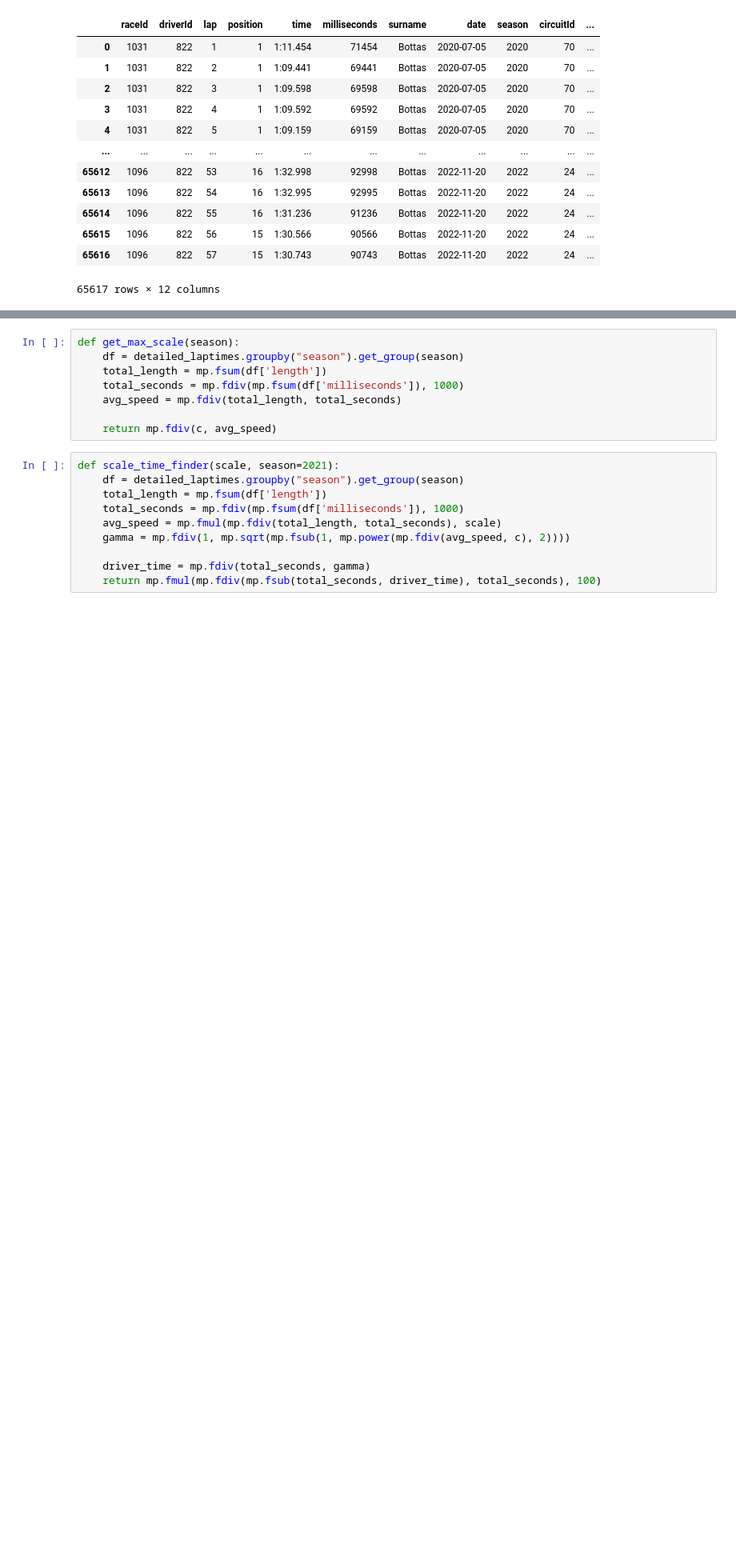
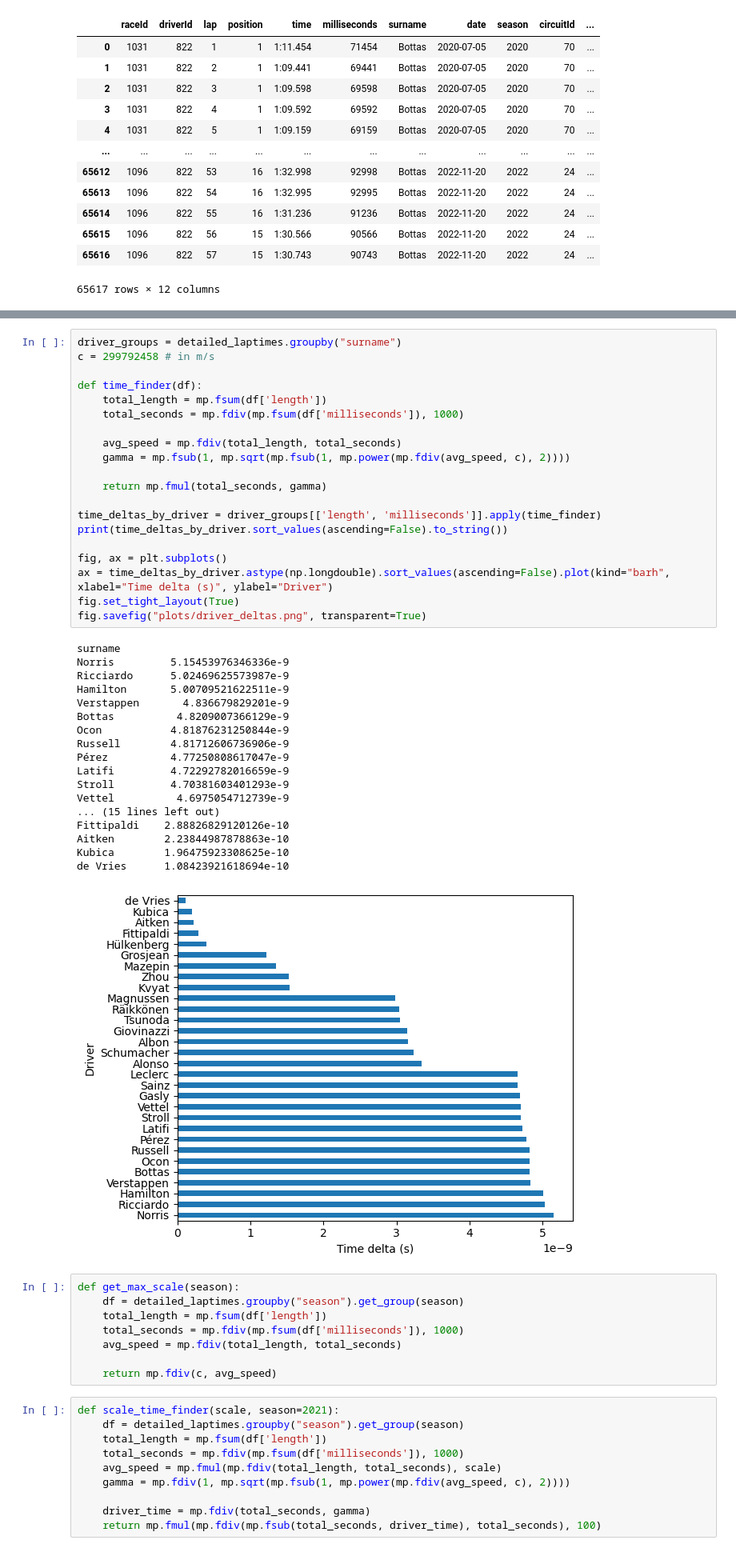
Before and after one commit to arisingh8/f1-time-dilation, a Jupyter notebook: experiment.ipynb, the cells around one changed output, grey strips where cells are left out. Shown at 80% size. Saved outputs shown, nothing was run; the diff lists cells and outputs as text; blank space fills up the shorter version.

```diff
--- a/experiment.ipynb
+++ b/experiment.ipynb
@@ -104,3 +104,42 @@ season
+# %%
+driver_groups = detailed_laptimes.groupby("surname")
+c = 299792458 # in m/s
+
+def time_finder(df):
+    total_length = mp.fsum(df['length'])
+    total_seconds = mp.fdiv(mp.fsum(df['milliseconds']), 1000)
+
+    avg_speed = mp.fdiv(total_length, total_seconds)
+    gamma = mp.fsub(1, mp.sqrt(mp.fsub(1, mp.power(mp.fdiv(avg_speed, c), 2))))
+
+    return mp.fmul(total_seconds, gamma)
+
+time_deltas_by_driver = driver_groups[['length', 'milliseconds']].apply(time_finder)
+print(time_deltas_by_driver.sort_values(ascending=False).to_string())
+
+fig, ax = plt.subplots()
+ax = time_deltas_by_driver.astype(np.longdouble).sort_values(ascending=False).plot(kind="barh", xlabel="Time delta (s)", ylabel="Driver")
+fig.set_tight_layout(True)
+fig.savefig("plots/driver_deltas.png", transparent=True)
+# %% [output]
+surname
+Norris         5.15453976346336e-9
+Ricciardo      5.02469625573987e-9
+Hamilton       5.00709521622511e-9
+Verstappen       4.836679829201e-9
+Bottas          4.8209007366129e-9
+Ocon           4.81876231250844e-9
+Russell        4.81712606736906e-9
+Pérez          4.77250808617047e-9
+Latifi         4.72292782016659e-9
+Stroll         4.70381603401293e-9
+Vettel          4.6975054712739e-9
+... (15 lines left out)
+Fittipaldi    2.88826829120126e-10
+Aitken        2.23844987878863e-10
+Kubica        1.96475923308625e-10
+de Vries      1.08423921618694e-10
+[figure, added]
 # %%
 def get_max_scale(season):
     df = detailed_laptimes.groupby("season").get_group(season)
```
Also changed, not shown: parts of 2 cells of this notebook, 2 other files.
